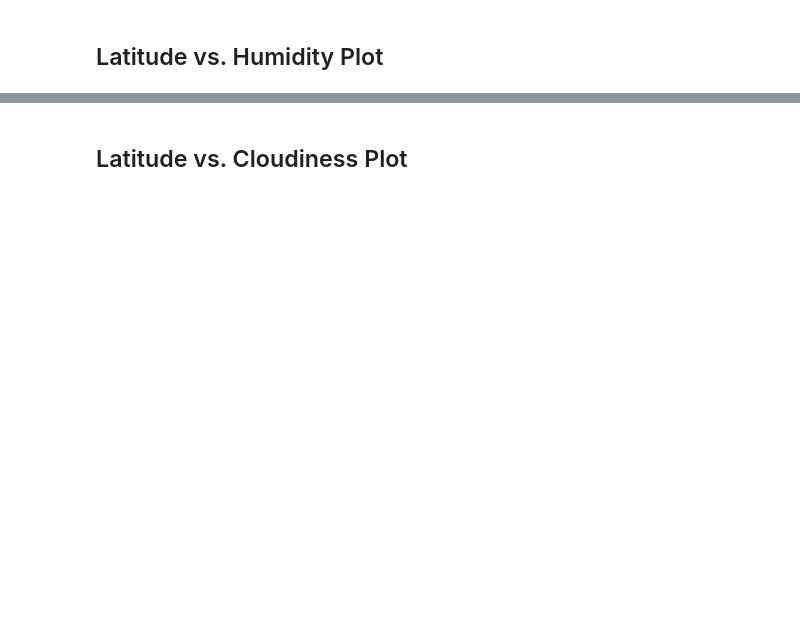
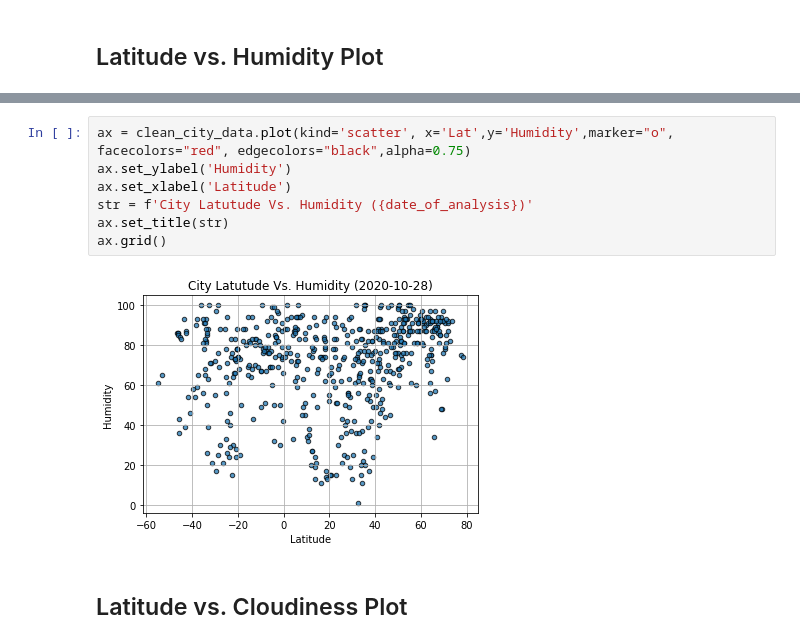
Before and after one commit to kdevanath/Python-API-Challenge, a Jupyter notebook: Weather/WeatherPy.ipynb, the cells around one changed output, grey strips where cells are left out. Saved outputs shown, nothing was run; the diff lists cells and outputs as text; blank space fills up the shorter version.

```diff
--- a/Weather/WeatherPy.ipynb
+++ b/Weather/WeatherPy.ipynb
@@ -174,2 +185,11 @@ Int64Index([], dtype='int64')
+# %%
+ax = clean_city_data.plot(kind='scatter', x='Lat',y='Humidity',marker="o", facecolors="red", edgecolors="black",alpha=0.75)
+ax.set_ylabel('Humidity')
+ax.set_xlabel('Latitude')
+str = f'City Latutude Vs. Humidity ({date_of_analysis})'
+ax.set_title(str)
+ax.grid()
+# %% [output]
+[figure, added]
 # %% [markdown]
 ## Latitude vs. Cloudiness Plot
```
Also changed, not shown: parts of 15 cells of this notebook.
